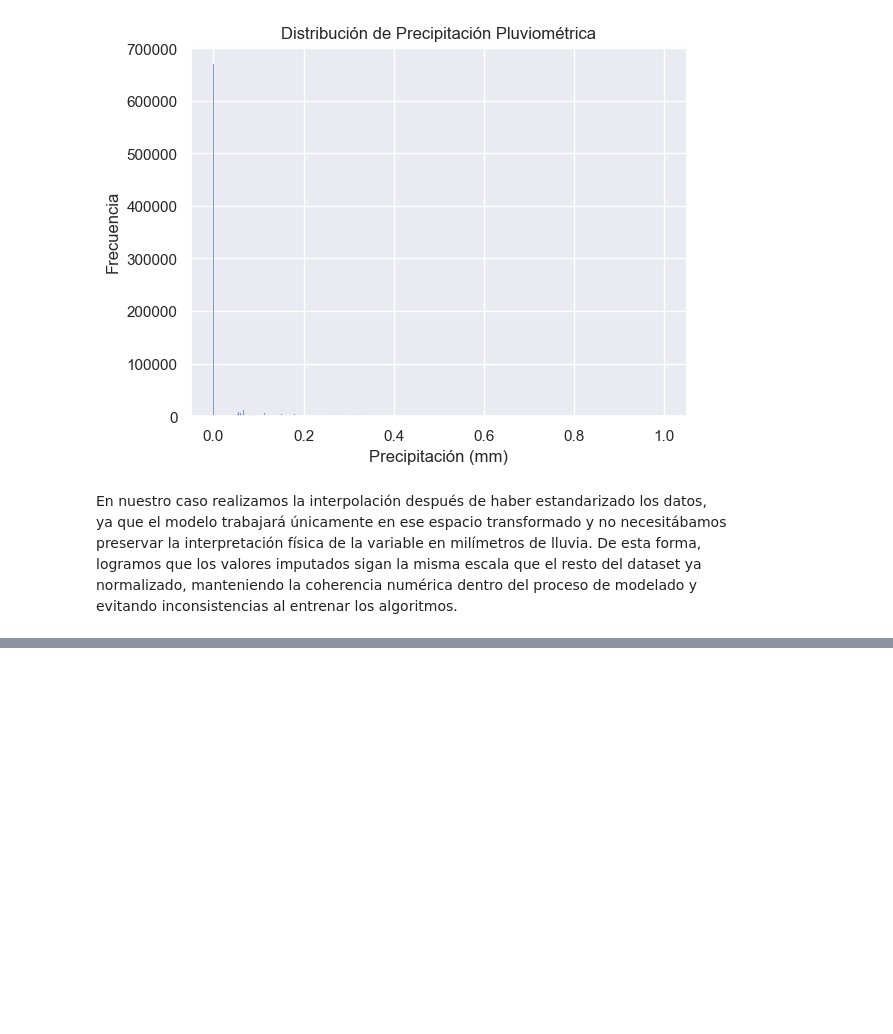
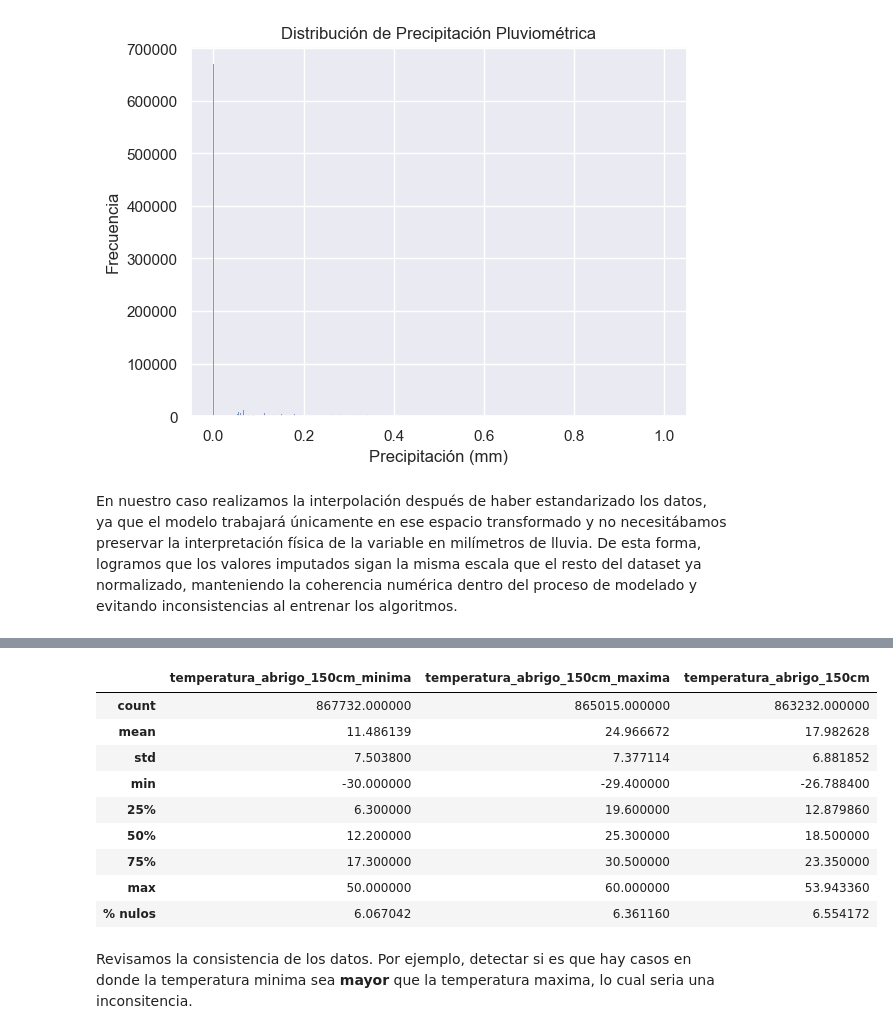
Before and after one commit to IS03/tp-dengue, a Jupyter notebook: EDA/EDA_clima.ipynb, the cells around one changed output, grey strips where cells are left out. Cells and saved outputs as stored; diff of their text form; code cells hidden in the pictures; blank space fills up the shorter version.

```diff
--- a/EDA/EDA_clima.ipynb
+++ b/EDA/EDA_clima.ipynb
@@ -508,0 +373,3 @@ def imputar_por_relacion(df, col1, col2):
+# %%
+temperatura_cols = ['temperatura_abrigo_150cm_minima', 'temperatura_abrigo_150cm_maxima', 'temperatura_abrigo_150cm']
+df.loc[:, temperatura_cols].head()
@@ -508,0 +383,19 @@ def imputar_por_relacion(df, col1, col2):
+# %%
+stats_temper = df[temperatura_cols].describe()
+
+# Agregar fila de % de nulos
+stats_temper.loc['% nulos'] = df[temperatura_cols].isnull().mean() * 100
+stats_temper
+# %% [output]
+|  | temperatura_abrigo_150cm_minima | temperatura_abrigo_150cm_maxima | temperatura_abrigo_150cm |
+| count | 867732.000000 | 865015.000000 | 863232.000000 |
+| mean | 11.486139 | 24.966672 | 17.982628 |
+| std | 7.503800 | 7.377114 | 6.881852 |
+| min | -30.000000 | -29.400000 | -26.788400 |
+| 25% | 6.300000 | 19.600000 | 12.879860 |
+| 50% | 12.200000 | 25.300000 | 18.500000 |
+| 75% | 17.300000 | 30.500000 | 23.350000 |
+| max | 50.000000 | 60.000000 | 53.943360 |
+| % nulos | 6.067042 | 6.361160 | 6.554172 |
+# %% [markdown]
+Revisamos la consistencia de los datos. Por ejemplo, detectar si es que hay casos en donde la temperatura minima sea **mayor** que la temperatura maxima, lo cual seria una inconsitencia.
```
Also changed, not shown: parts of 43 cells of this notebook, 2 other files.
